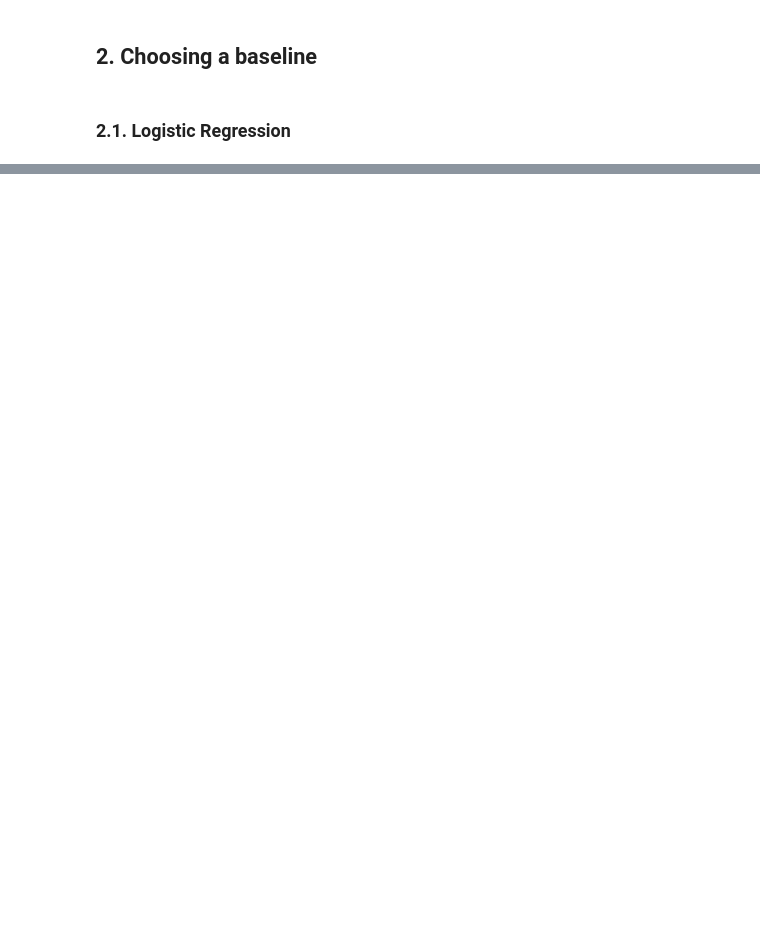
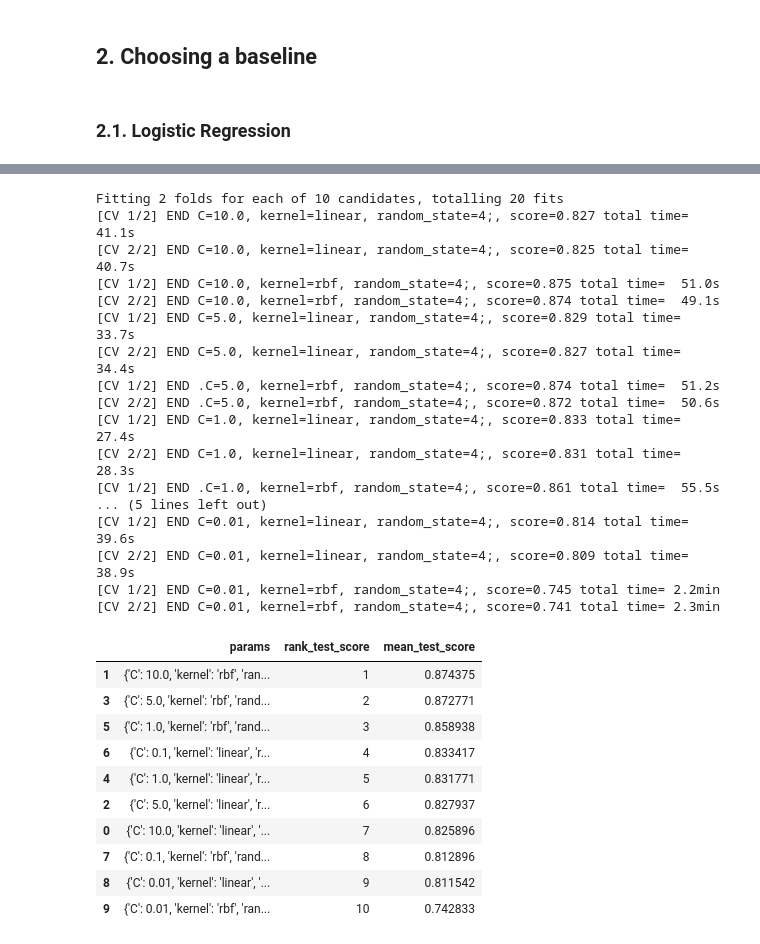
Before and after one commit to gdquintero/machine_learning_project, a Jupyter notebook: main.ipynb, the cells around one changed output, grey strips where cells are left out. Saved outputs shown, nothing was run; the diff lists cells and outputs as text; code cells hidden in the pictures; blank space fills up the shorter version.

```diff
--- a/main.ipynb
+++ b/main.ipynb
@@ -207,0 +236,46 @@ Fitting 2 folds for each of 1 candidates, totalling 2 fits
+# %%
+#SVM
+
+model_SVM = SVC()
+kernel_SVM = ['linear','rbf']
+c_values_SVM = [10.0, 5.0, 1.0, 0.1, 0.01]
+grid_SVM = dict(kernel=kernel_SVM,C=c_values_SVM,random_state=[4])
+
+time_SVM = time.time()
+grid_search_SVM = GridSearchCV(estimator=model_SVM, param_grid=grid_SVM, scoring='accuracy',verbose=3,
+            cv=skl.model_selection.StratifiedKFold(n_splits=2,random_state=4,shuffle=True).split(x_Dtrain,y_Dtrain))
+grid_result_SVM = grid_search_SVM.fit(x_Dtrain, y_Dtrain)
+
+time_SVM = time.time() - time_SVM
+
+
+pd.DataFrame(grid_result_SVM.cv_results_)[['params','rank_test_score','mean_test_score']].sort_values(by=['rank_test_score'])
+# %% [output]
+Fitting 2 folds for each of 10 candidates, totalling 20 fits
+[CV 1/2] END C=10.0, kernel=linear, random_state=4;, score=0.827 total time=  41.1s
+[CV 2/2] END C=10.0, kernel=linear, random_state=4;, score=0.825 total time=  40.7s
+[CV 1/2] END C=10.0, kernel=rbf, random_state=4;, score=0.875 total time=  51.0s
+[CV 2/2] END C=10.0, kernel=rbf, random_state=4;, score=0.874 total time=  49.1s
+[CV 1/2] END C=5.0, kernel=linear, random_state=4;, score=0.829 total time=  33.7s
+[CV 2/2] END C=5.0, kernel=linear, random_state=4;, score=0.827 total time=  34.4s
+[CV 1/2] END .C=5.0, kernel=rbf, random_state=4;, score=0.874 total time=  51.2s
+[CV 2/2] END .C=5.0, kernel=rbf, random_state=4;, score=0.872 total time=  50.6s
+[CV 1/2] END C=1.0, kernel=linear, random_state=4;, score=0.833 total time=  27.4s
+[CV 2/2] END C=1.0, kernel=linear, random_state=4;, score=0.831 total time=  28.3s
+[CV 1/2] END .C=1.0, kernel=rbf, random_state=4;, score=0.861 total time=  55.5s
+... (5 lines left out)
+[CV 1/2] END C=0.01, kernel=linear, random_state=4;, score=0.814 total time=  39.6s
+[CV 2/2] END C=0.01, kernel=linear, random_state=4;, score=0.809 total time=  38.9s
+[CV 1/2] END C=0.01, kernel=rbf, random_state=4;, score=0.745 total time= 2.2min
+[CV 2/2] END C=0.01, kernel=rbf, random_state=4;, score=0.741 total time= 2.3min
+|  | params | rank_test_score | mean_test_score |
+| 1 | {'C': 10.0, 'kernel': 'rbf', 'ran... | 1 | 0.874375 |
+| 3 | {'C': 5.0, 'kernel': 'rbf', 'rand... | 2 | 0.872771 |
+| 5 | {'C': 1.0, 'kernel': 'rbf', 'rand... | 3 | 0.858938 |
+| 6 | {'C': 0.1, 'kernel': 'linear', 'r... | 4 | 0.833417 |
+| 4 | {'C': 1.0, 'kernel': 'linear', 'r... | 5 | 0.831771 |
+| 2 | {'C': 5.0, 'kernel': 'linear', 'r... | 6 | 0.827937 |
+| 0 | {'C': 10.0, 'kernel': 'linear', '... | 7 | 0.825896 |
+| 7 | {'C': 0.1, 'kernel': 'rbf', 'rand... | 8 | 0.812896 |
+| 8 | {'C': 0.01, 'kernel': 'linear', '... | 9 | 0.811542 |
+| 9 | {'C': 0.01, 'kernel': 'rbf', 'ran... | 10 | 0.742833 |
```
Also changed, not shown: parts of 6 cells of this notebook, 1 other file.
